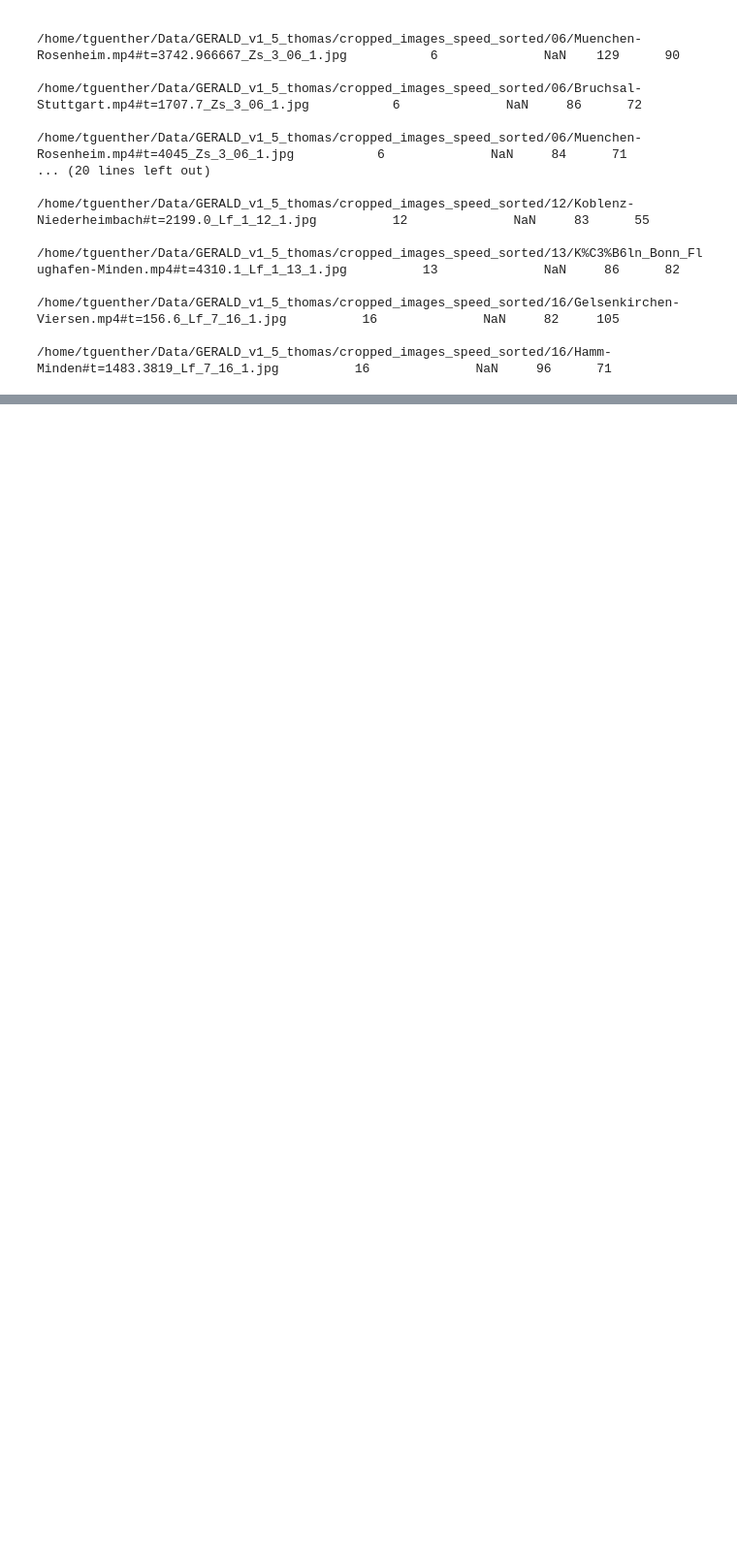
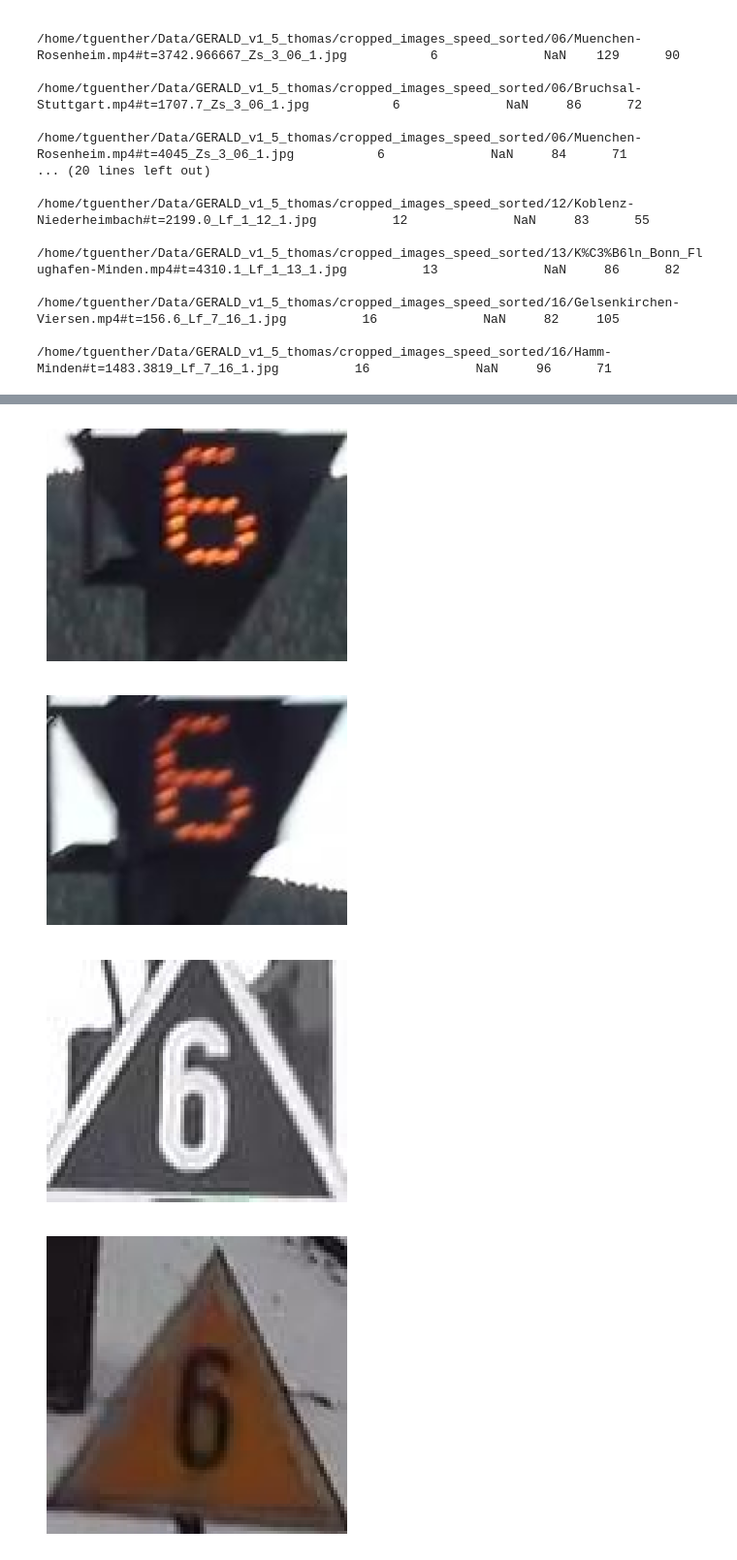
Before and after one commit to thoguenther/EasyOCR, a Jupyter notebook: 2_optim_preprocess.ipynb, the cells around one changed output, grey strips where cells are left out. Shown: that part at 97% size. Drawn from its saved outputs; the diff is of its cells as text; code cells hidden in the pictures; blank space fills up the shorter version.

Commit message:
baseline und optim abgeschlossen

```diff
--- a/2_optim_preprocess.ipynb
+++ b/2_optim_preprocess.ipynb
@@ -262,0 +208,24 @@ for idx, row in ocr_fehler_hoch.iterrows():
+# %%
+ocr_fehler_hoch['path'].count()
+baseline_df, baseline_accuracy, baseline_mae = run_baseline_easyocr()
+# Nur Fehler in der Kategorie "hoch" filtern
+ocr_fehler_baseline_hoch = baseline_df[
+    (baseline_df['resolution_category'] == 'hoch') &
+    (~baseline_df['correct'])
+    # (best_df_results['correct'])
+]
+ocr_fehler_baseline_hoch = ocr_fehler_baseline_hoch[['path', 'true_label', 'predicted_label', 'width', 'height']]
+# print(ocr_fehler_baseline_hoch.to_string(index=False))
+
+s1 = ocr_fehler_baseline_hoch['path']
+s2 = ocr_fehler_hoch['path']
+
+# Beide Series auf die gleiche Länge bringen
+s2 = s2.reindex(s1.index)
+
+# Vergleich der Series und Anzeige der ungleichen Elemente
+ungleich = s1.compare(s2)
+
+print(ungleich)
+
+# fehler_unterschied = ocr_fehler_baseline_hoch['path'].compare(ocr_fehler_hoch['path'])
@@ -262,0 +245,21 @@ for idx, row in ocr_fehler_hoch.iterrows():
+# %%
+for idx, row in ungleich.iterrows():
+    # Bild laden
+    img = cv2.imread(row['self'])
+    if img is None:
+        continue  # Bild konnte nicht geladen werden
+
+    # Bild vorverarbeiten mit entpackten Parametern
+    binary_img = cv2.cvtColor(img, cv2.COLOR_BGR2RGB)
+
+    # Anzeige
+    plt.figure(figsize=(4, 4))
+    plt.imshow(binary_img, cmap='gray')
+    # plt.title(f"True: {row['true_label']} | OCR: {row['predicted_label']} | Size: {row['width']}x{row['height']}")
+    plt.axis('off')
+    plt.show()
+# %% [output]
+[figure, added]
+[figure, added]
+[figure, added]
+[figure, added]
```
Also changed, not shown: parts of 12 cells of this notebook, 2 other files.
